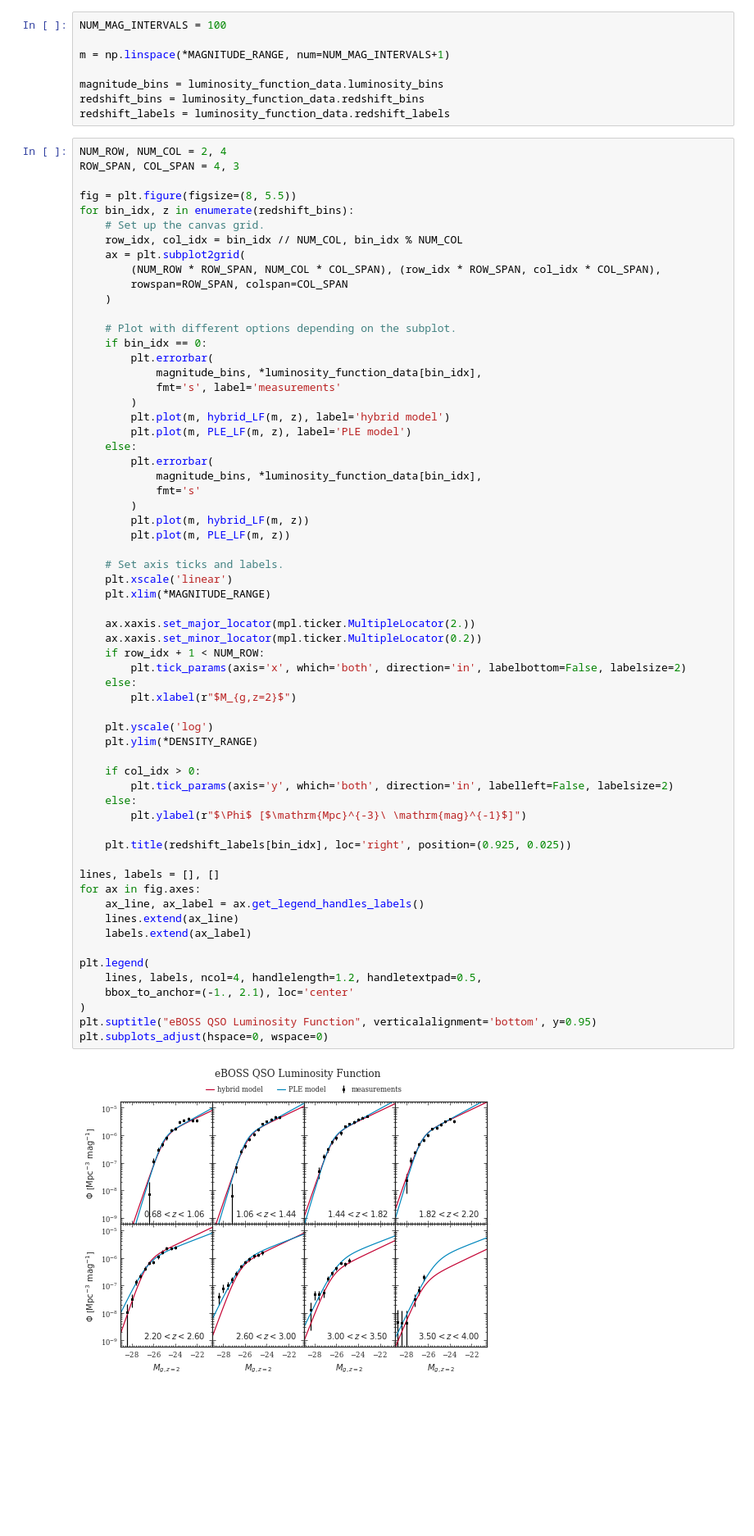
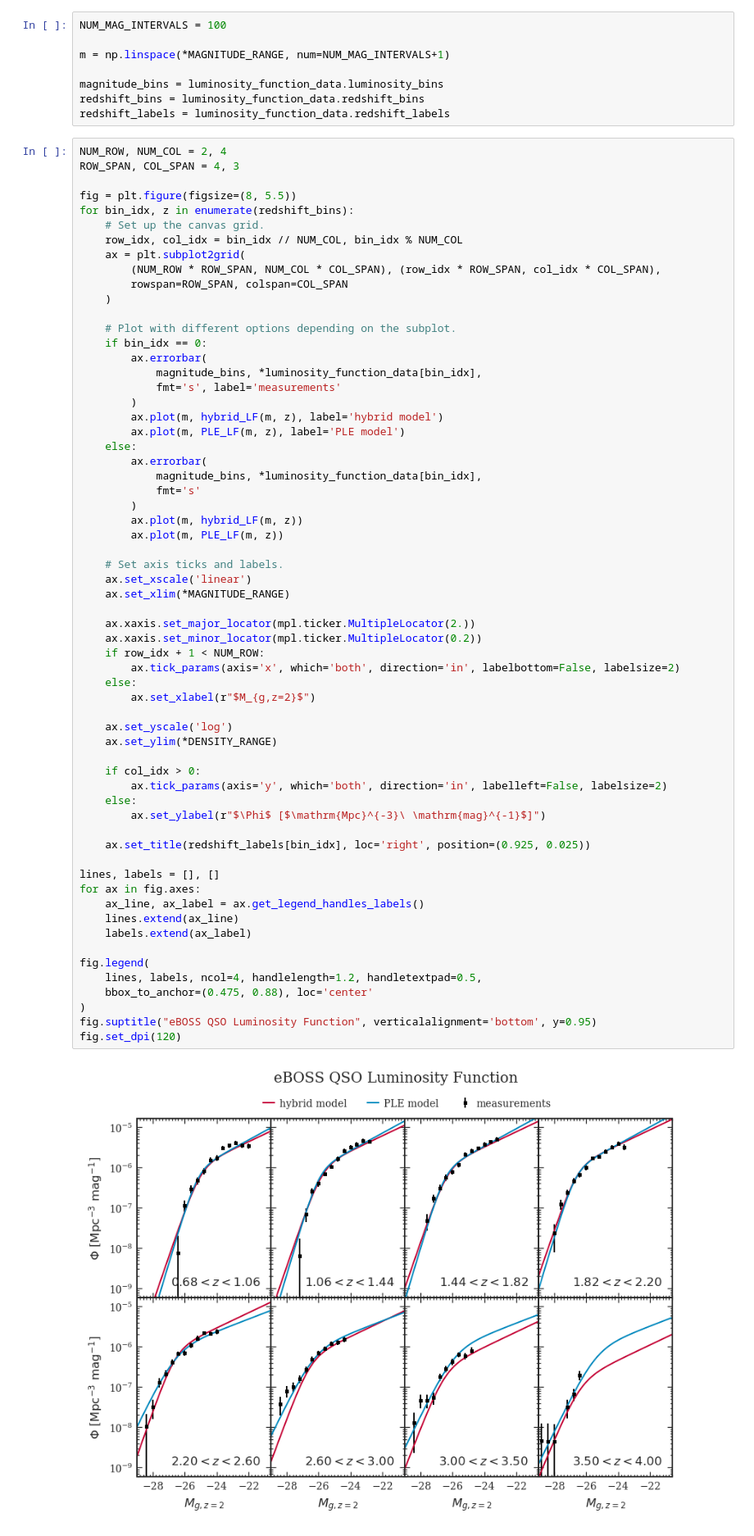
Before and after one commit to MikeSWang/HorizonGRound, a Jupyter notebook: notebooks/QSO_luminosity_function_model.ipynb, the cells around one changed output. Shown at 82% size. Saved outputs shown, nothing was run; the diff lists cells and outputs as text; blank space fills up the shorter version.

```diff
--- a/notebooks/QSO_luminosity_function_model.ipynb
+++ b/notebooks/QSO_luminosity_function_model.ipynb
@@ -131,52 +131,52 @@ for bin_idx, z in enumerate(redshift_bins):
 
     # Plot with different options depending on the subplot.
     if bin_idx == 0:
-        plt.errorbar(
+        ax.errorbar(
             magnitude_bins, *luminosity_function_data[bin_idx],
             fmt='s', label='measurements'
         )
-        plt.plot(m, hybrid_LF(m, z), label='hybrid model')
-        plt.plot(m, PLE_LF(m, z), label='PLE model')
+        ax.plot(m, hybrid_LF(m, z), label='hybrid model')
+        ax.plot(m, PLE_LF(m, z), label='PLE model')
     else:
-        plt.errorbar(
+        ax.errorbar(
             magnitude_bins, *luminosity_function_data[bin_idx],
             fmt='s'
         )
-        plt.plot(m, hybrid_LF(m, z))
-        plt.plot(m, PLE_LF(m, z))
+        ax.plot(m, hybrid_LF(m, z))
+        ax.plot(m, PLE_LF(m, z))
 
     # Set axis ticks and labels.
-    plt.xscale('linear')
-    plt.xlim(*MAGNITUDE_RANGE)
+    ax.set_xscale('linear')
+    ax.set_xlim(*MAGNITUDE_RANGE)
 
     ax.xaxis.set_major_locator(mpl.ticker.MultipleLocator(2.))
     ax.xaxis.set_minor_locator(mpl.ticker.MultipleLocator(0.2))
     if row_idx + 1 < NUM_ROW:
-        plt.tick_params(axis='x', which='both', direction='in', labelbottom=False, labelsize=2)
+        ax.tick_params(axis='x', which='both', direction='in', labelbottom=False, labelsize=2)
     else:
-        plt.xlabel(r"$M_{g,z=2}$")
+        ax.set_xlabel(r"$M_{g,z=2}$")
 
-    plt.yscale('log')
-    plt.ylim(*DENSITY_RANGE)
+    ax.set_yscale('log')
+    ax.set_ylim(*DENSITY_RANGE)
 
     if col_idx > 0:
-        plt.tick_params(axis='y', which='both', direction='in', labelleft=False, labelsize=2)
+        ax.tick_params(axis='y', which='both', direction='in', labelleft=False, labelsize=2)
     else:
-        plt.ylabel(r"$\Phi$ [$\mathrm{Mpc}^{-3}\ \mathrm{mag}^{-1}$]")
+        ax.set_ylabel(r"$\Phi$ [$\mathrm{Mpc}^{-3}\ \mathrm{mag}^{-1}$]")
 
-    plt.title(redshift_labels[bin_idx], loc='right', position=(0.925, 0.025))
+    ax.set_title(redshift_labels[bin_idx], loc='right', position=(0.925, 0.025))
 
 lines, labels = [], []
 for ax in fig.axes:
     ax_line, ax_label = ax.get_legend_handles_labels()
     lines.extend(ax_line)
     labels.extend(ax_label)
 
-plt.legend(
+fig.legend(
     lines, labels, ncol=4, handlelength=1.2, handletextpad=0.5,
-    bbox_to_anchor=(-1., 2.1), loc='center'
+    bbox_to_anchor=(0.475, 0.88), loc='center'
 )
-plt.suptitle("eBOSS QSO Luminosity Function", verticalalignment='bottom', y=0.95)
-plt.subplots_adjust(hspace=0, wspace=0)
+fig.suptitle("eBOSS QSO Luminosity Function", verticalalignment='bottom', y=0.95)
+fig.set_dpi(120)
 # %% [output]
-[figure, old version]
+[figure, new version]
```
Also changed, not shown: 2 other files.
